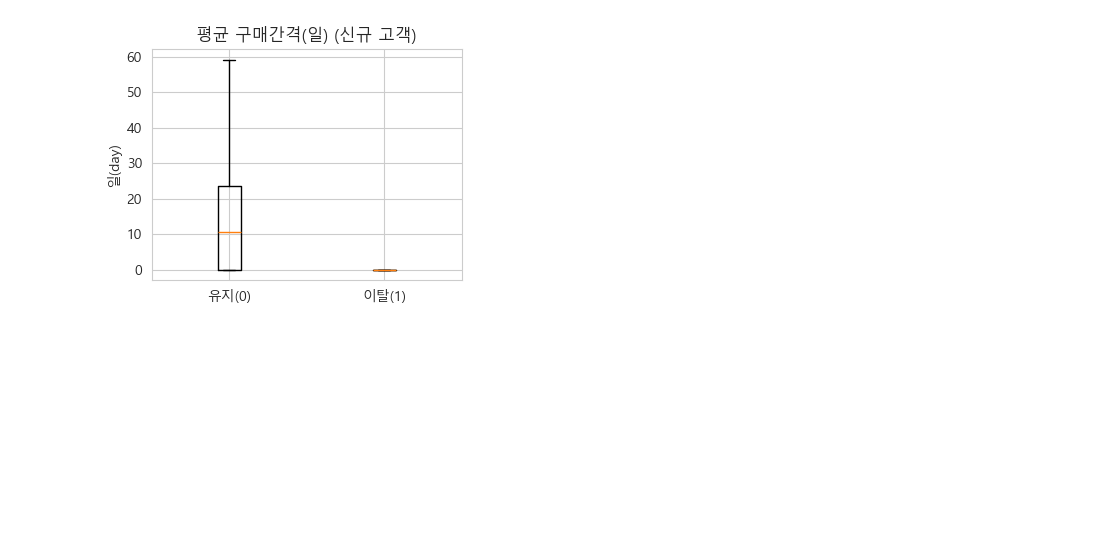
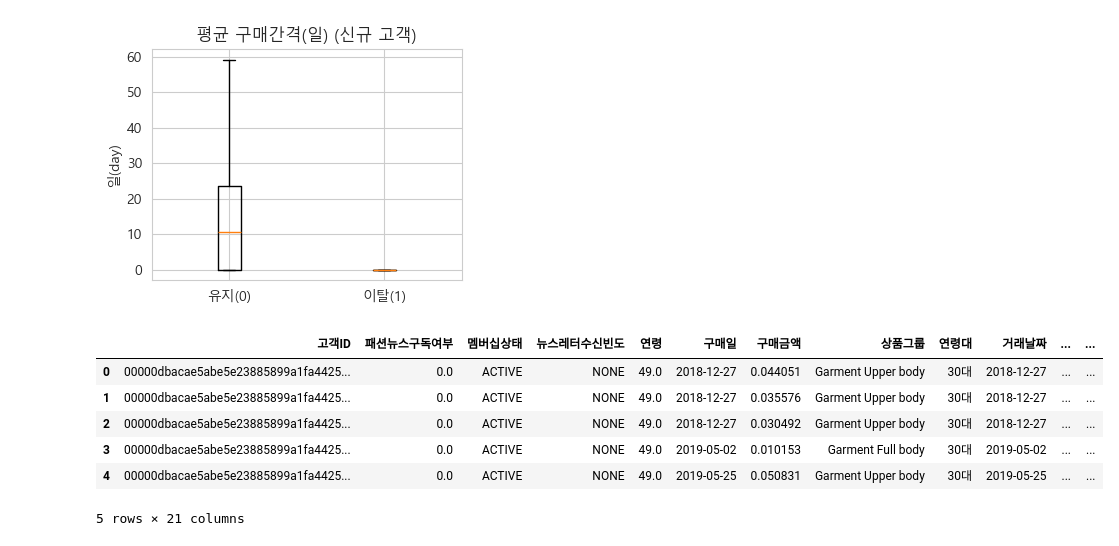
Before and after one commit to SKNETWORKS-FAMILY-AICAMP/SKN24-2nd-4Team, a Jupyter notebook: personal_workspaces/kmj/visualization.ipynb, the cells around one changed output. Saved outputs shown, nothing was run; the diff lists cells and outputs as text; code cells hidden in the pictures; blank space fills up the shorter version.

```diff
--- a/personal_workspaces/kmj/visualization.ipynb
+++ b/personal_workspaces/kmj/visualization.ipynb
@@ -199,3 +176,14 @@ plt.show()
 # %% [output]
 [figure]
 [figure]
+# %%
+new_visualization_df = pd.read_csv('../../data/processed/final_EDA_df.csv')
+new_visualization_df.head()
+# %% [output]
+|  | 고객ID | 패션뉴스구독여부 | 멤버십상태 | 뉴스레터수신빈도 | 연령 | 구매일 | 구매금액 | 상품그룹 | 연령대 | 거래날짜 | ... | ... |
+| 0 | 00000dbacae5abe5e23885899a1fa4425... | 0.0 | ACTIVE | NONE | 49.0 | 2018-12-27 | 0.044051 | Garment Upper body | 30대 | 2018-12-27 | ... | ... |
+| 1 | 00000dbacae5abe5e23885899a1fa4425... | 0.0 | ACTIVE | NONE | 49.0 | 2018-12-27 | 0.035576 | Garment Upper body | 30대 | 2018-12-27 | ... | ... |
+| 2 | 00000dbacae5abe5e23885899a1fa4425... | 0.0 | ACTIVE | NONE | 49.0 | 2018-12-27 | 0.030492 | Garment Upper body | 30대 | 2018-12-27 | ... | ... |
+| 3 | 00000dbacae5abe5e23885899a1fa4425... | 0.0 | ACTIVE | NONE | 49.0 | 2019-05-02 | 0.010153 | Garment Full body | 30대 | 2019-05-02 | ... | ... |
+| 4 | 00000dbacae5abe5e23885899a1fa4425... | 0.0 | ACTIVE | NONE | 49.0 | 2019-05-25 | 0.050831 | Garment Upper body | 30대 | 2019-05-25 | ... | ... |
+5 rows × 21 columns
```
Also changed, not shown: parts of 5 cells of this notebook, 2 other files.
